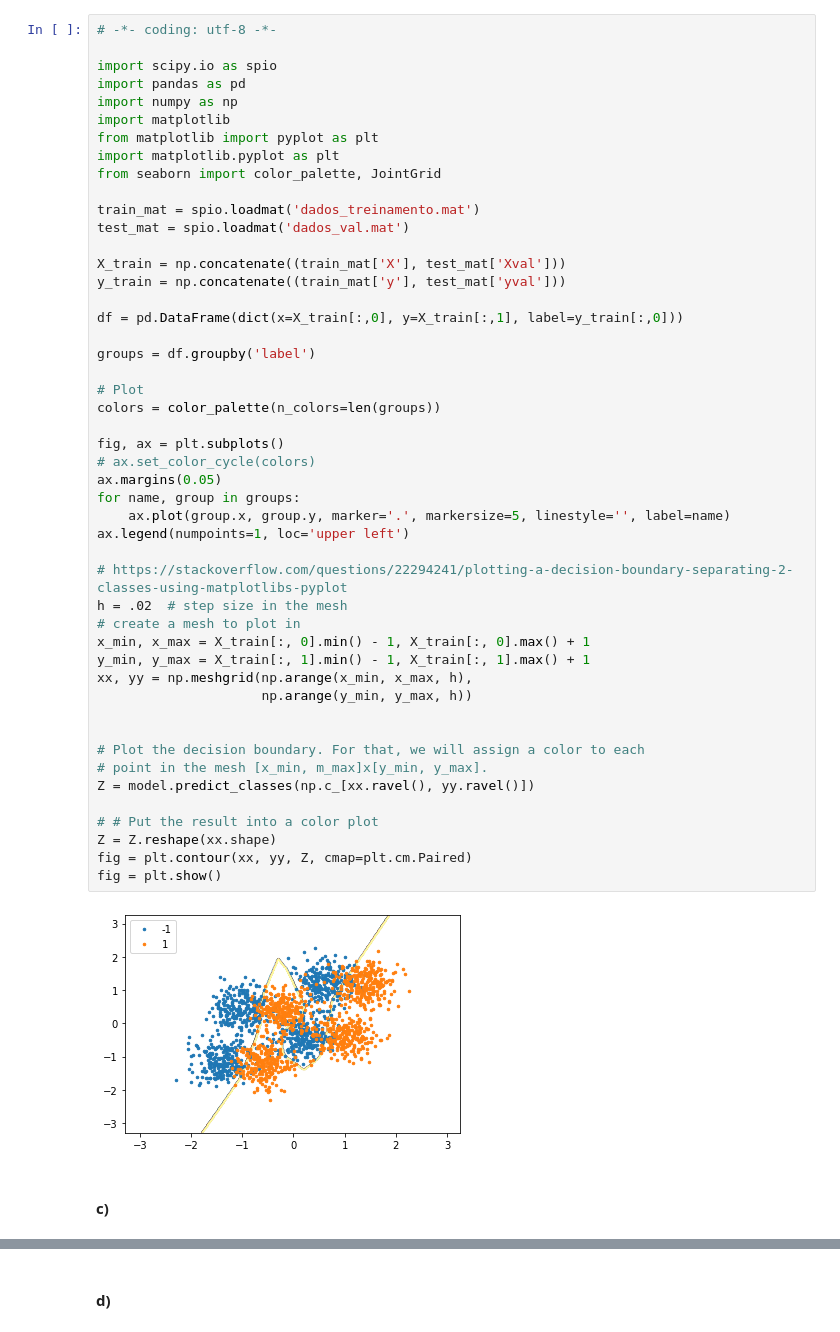
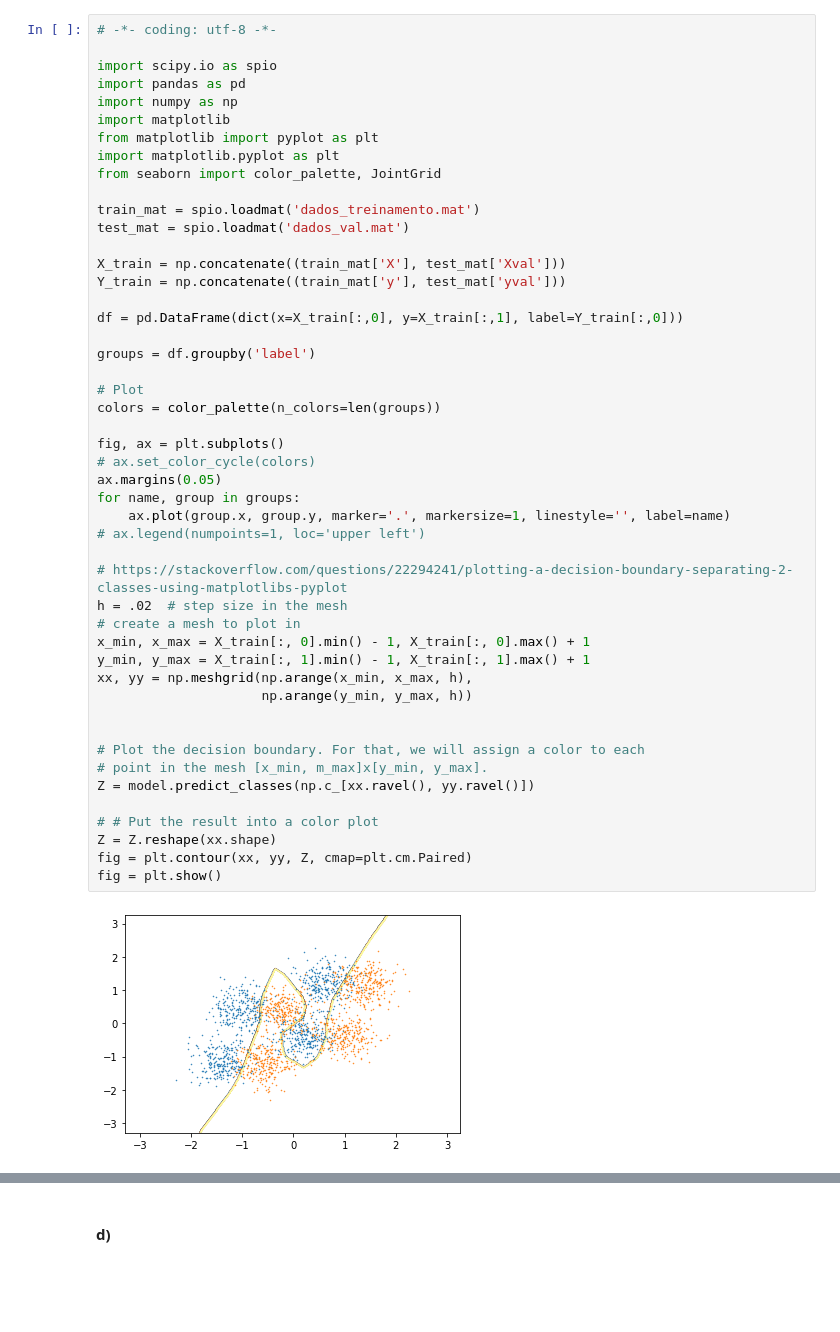
Before and after one commit to seoruosa/ia006_aprendizado-de-maquina_feec-unicamp, a Jupyter notebook: EFC/EFC3/Computacional.ipynb, the cells around one changed output, grey strips where cells are left out. Drawn from its saved outputs; the diff is of its cells as text; blank space fills up the shorter version.

```diff
--- a/EFC/EFC3/Computacional.ipynb
+++ b/EFC/EFC3/Computacional.ipynb
@@ -155,40 +143,38 @@ train_mat = spio.loadmat('dados_treinamento.mat')
 test_mat = spio.loadmat('dados_val.mat')
 
 X_train = np.concatenate((train_mat['X'], test_mat['Xval']))
-y_train = np.concatenate((train_mat['y'], test_mat['yval']))
+Y_train = np.concatenate((train_mat['y'], test_mat['yval']))
 
-df = pd.DataFrame(dict(x=X_train[:,0], y=X_train[:,1], label=y_train[:,0]))
+df = pd.DataFrame(dict(x=X_train[:,0], y=X_train[:,1], label=Y_train[:,0]))
 
 groups = df.groupby('label')
 
 # Plot
 colors = color_palette(n_colors=len(groups))
 
 fig, ax = plt.subplots()
 # ax.set_color_cycle(colors)
 ax.margins(0.05)
 for name, group in groups:
-    ax.plot(group.x, group.y, marker='.', markersize=5, linestyle='', label=name)
-ax.legend(numpoints=1, loc='upper left')
+    ax.plot(group.x, group.y, marker='.', markersize=1, linestyle='', label=name)
+# ax.legend(numpoints=1, loc='upper left')
 
 # https://stackoverflow.com/questions/22294241/plotting-a-decision-boundary-separating-2-classes-using-matplotlibs-pyplot
 h = .02  # step size in the mesh
 # create a mesh to plot in
 x_min, x_max = X_train[:, 0].min() - 1, X_train[:, 0].max() + 1
 y_min, y_max = X_train[:, 1].min() - 1, X_train[:, 1].max() + 1
 xx, yy = np.meshgrid(np.arange(x_min, x_max, h),
                      np.arange(y_min, y_max, h))
 
 
 # Plot the decision boundary. For that, we will assign a color to each
 # point in the mesh [x_min, m_max]x[y_min, y_max].
 Z = model.predict_classes(np.c_[xx.ravel(), yy.ravel()])
 
 # # Put the result into a color plot
 Z = Z.reshape(xx.shape)
 fig = plt.contour(xx, yy, Z, cmap=plt.cm.Paired)
 fig = plt.show()
 # %% [output]
-[figure, old version]
+[figure, new version]
-# %% [markdown]
-#### c)
```
Also changed, not shown: parts of 20 cells of this notebook, 3 other files.
